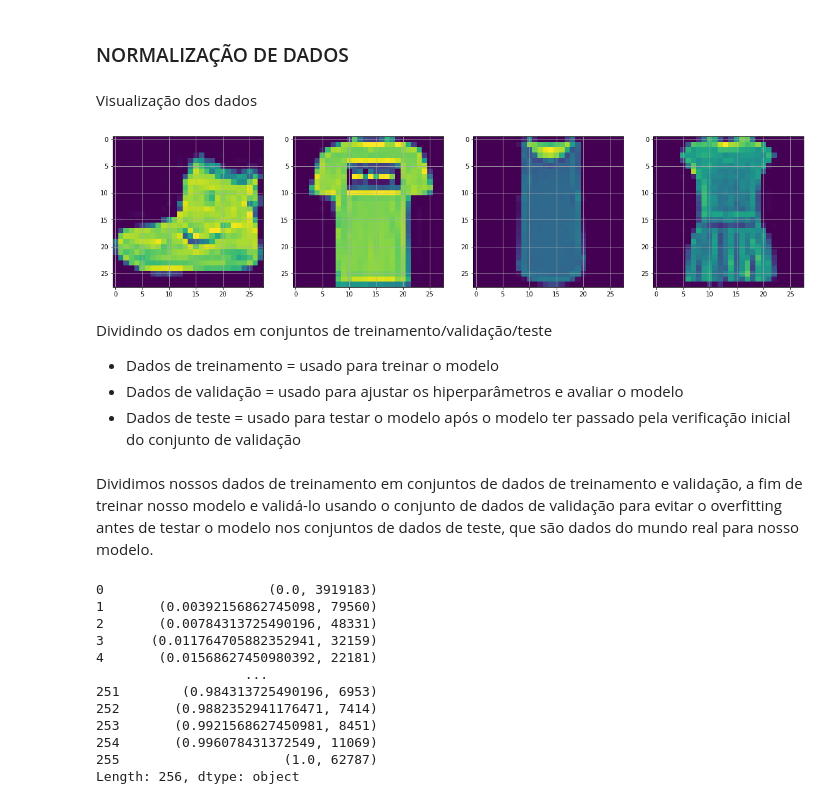
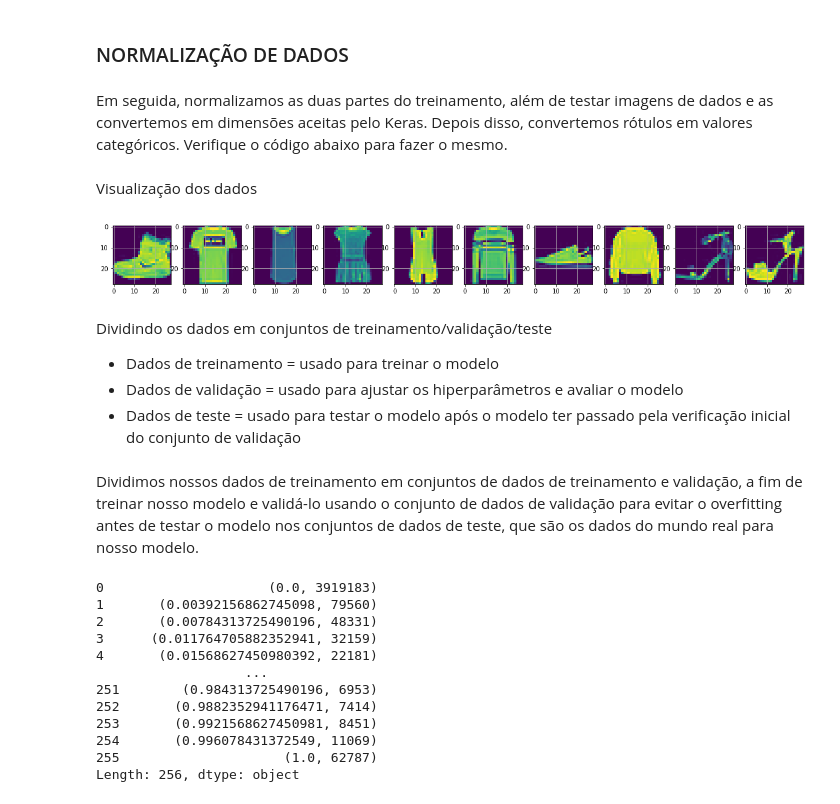
Before and after one commit to Leandro-Braga/Estudo_de_Caso, a Jupyter notebook: Atividade_Leandro_Neural_Network.ipynb, the cells around one changed output. Saved outputs shown, nothing was run; the diff lists cells and outputs as text; code cells hidden in the pictures.

```diff
--- a/Atividade_Leandro_Neural_Network.ipynb
+++ b/Atividade_Leandro_Neural_Network.ipynb
@@ -96,20 +108,22 @@ array([[  0,   0,   0,   0,   0,   1,   0,   0,   0,   0,  41, 188, 103,
           0,   0]], dtype=uint8)
 # %% [markdown]
 ### NORMALIZAÇÃO DE DADOS
+# %% [markdown]
+Em seguida, normalizamos as duas partes do treinamento, além de testar imagens de dados e as convertemos em dimensões aceitas pelo Keras. Depois disso, convertemos rótulos em valores categóricos. Verifique o código abaixo para fazer o mesmo.
 # %%
 x_train_n = x_train_full/255.
 x_test_n = x_test/255.
 # %% [markdown]
 Visualização dos dados
 # %%
-fig, axs = plt.subplots(1,4, figsize=(20, 10))
-for ax, i in zip(axs, range(6)):
+fig, axs = plt.subplots(1, 10, figsize=(20, 10))
+for ax, i in zip(axs, range(10)):
     ax.imshow(x_train_n[i])
     ax.grid(True)
 
 plt.show()
 # %% [output]
-[figure, old version]
+[figure, new version]
 # %% [markdown]
 Dividindo os dados em conjuntos de treinamento/validação/teste
 
@@ -118,7 +132,7 @@ Dividindo os dados em conjuntos de treinamento/validação/teste
 *   Dados de validação = usado para ajustar os hiperparâmetros e avaliar o modelo
 *   Dados de teste = usado para testar o modelo após o modelo ter passado pela verificação inicial do conjunto de validação
 # %% [markdown]
-Dividimos nossos dados de treinamento em conjuntos de dados de treinamento e validação, a fim de treinar nosso modelo e validá-lo usando o conjunto de dados de validação para evitar o overfitting antes de testar o modelo nos conjuntos de dados de teste, que são dados do mundo real para nosso modelo.
+Dividimos nossos dados de treinamento em conjuntos de dados de treinamento e validação, a fim de treinar nosso modelo e validá-lo usando o conjunto de dados de validação para evitar o overfitting antes de testar o modelo nos conjuntos de dados de teste, que são os dados do mundo real para nosso modelo.
 # %%
 x_valid, x_train = x_train_n[:5000],x_train_n[5000:]
 y_valid, y_train = y_train_full[:5000],y_train_full[5000:]
```
Also changed, not shown: parts of 93 cells of this notebook.
